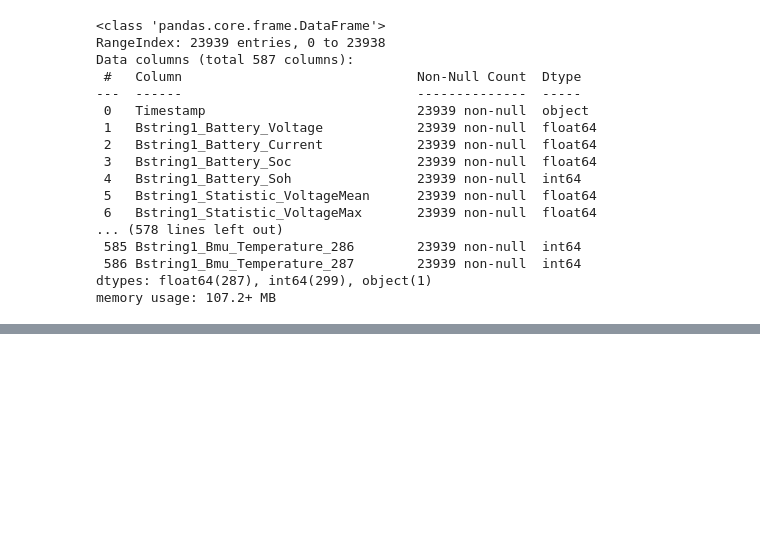
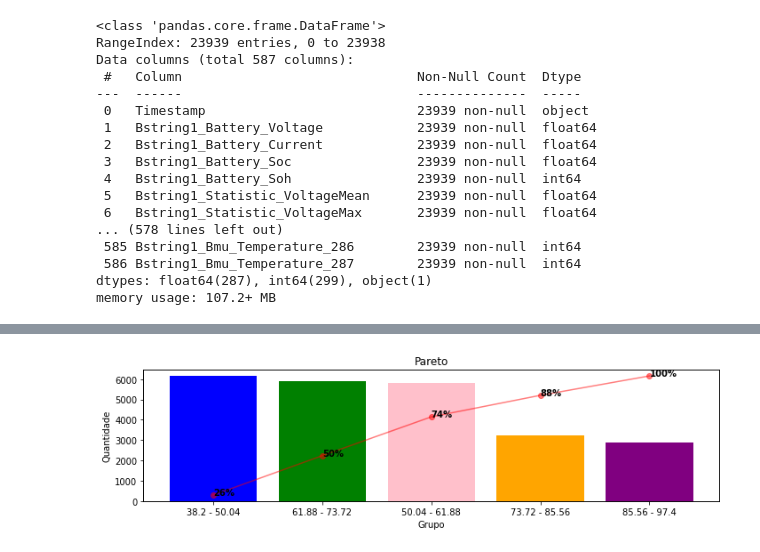
Before and after one commit to alefecrz/Data-Mining, a Jupyter notebook: src/server.ipynb, the cells around one changed output, grey strips where cells are left out. Cells and saved outputs as stored; diff of their text form; code cells hidden in the pictures; blank space fills up the shorter version.

```diff
--- a/src/server.ipynb
+++ b/src/server.ipynb
@@ -776,2 +995,47 @@ memory usage: 107.2+ MB
+# %%
+df = pd.DataFrame({
+    'Grupo': [leg_1, leg_3, leg_2,  leg_4, leg_5],
+    'Quantidade': [grupo_1.count(),  grupo_3.count(),  grupo_2.count(),  grupo_5.count(),   grupo_4.count()]
+})
+
+def pareto_plot(df, x=None, y=None, title=None, show_pct_y=False, pct_format='{0:.0%}'):
+    xlabel = x
+    ylabel = y
+    tmp = df.sort_values(y, ascending=False)
+    x = tmp[x].values
+    y = tmp[y].values
+    weights = y / y.sum()
+    cumsum = weights.cumsum()
+
+    fig, ax1 = plt.subplots()
+    ax1.bar(x, y,color=['blue','green','pink','orange','purple'])
+    ax1.set_xlabel(xlabel)
+    ax1.set_ylabel(ylabel)
+
+    ax2 = ax1.twinx()
+    ax2.plot(x, cumsum, '-ro', alpha=0.5)
+    ax2.set_ylabel('', color='r')
+    ax2.tick_params('y', colors='r')
+
+    vals = ax2.get_yticks()
+    ax2.set_yticklabels(['{:,.2%}'.format(x) for x in vals])
+
+    # hide y-labels on right side
+    if not show_pct_y:
+        ax2.set_yticks([])
+
+    formatted_weights = [pct_format.format(x) for x in cumsum]
+    for i, txt in enumerate(formatted_weights):
+        ax2.annotate(txt, (x[i], cumsum[i]), fontweight='heavy')
+
+    if title:
+        plt.title(title)
+
+    plt.tight_layout()
+    plt.show()
+
+pareto_plot(df, x='Grupo', y='Quantidade', title='Pareto')
+# %% [output]
+[figure, added]
 # %%
 data_2.to_csv('../Exports/bms-dataprocess.csv', sep=';')
```
Also changed, not shown: parts of 12 cells of this notebook.
